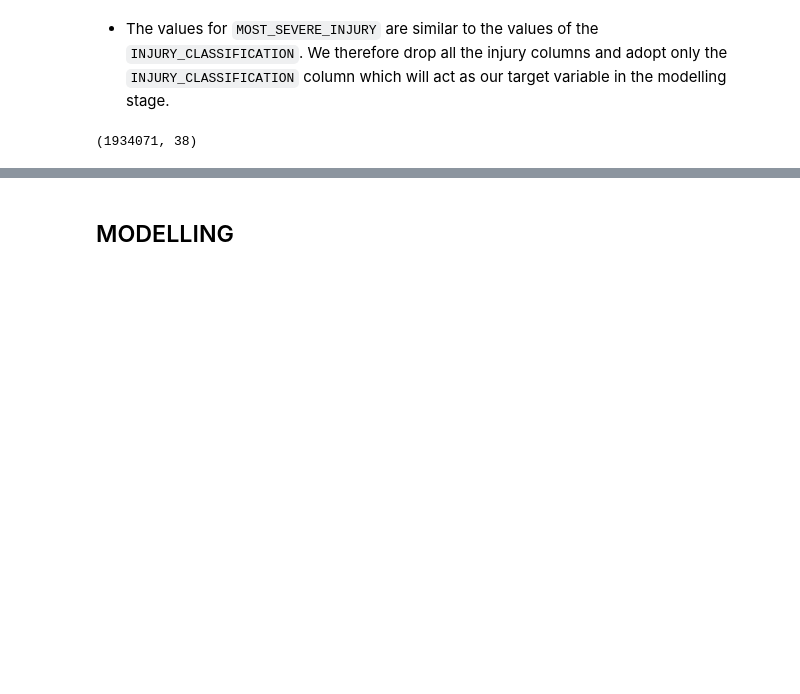
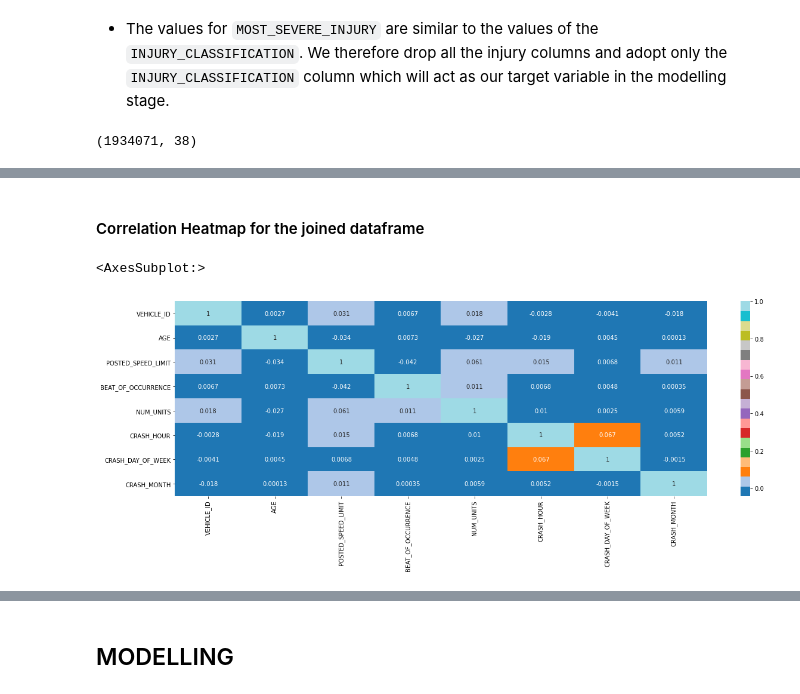
Before and after one commit to Cynthia-Njambi/City-of-Chicago-Traffic-Crashes-Project, a Jupyter notebook: groups/pamela.ipynb, the cells around one changed output, grey strips where cells are left out. Saved outputs shown, nothing was run; the diff lists cells and outputs as text; code cells hidden in the pictures; blank space fills up the shorter version.

Commit message:
Joined correlation heatmap

```diff
--- a/groups/pamela.ipynb
+++ b/groups/pamela.ipynb
@@ -493,0 +509,8 @@ joined_df.shape
+# %% [markdown]
+#### Correlation Heatmap for the joined dataframe
+# %%
+plt.figure(figsize=(20, 6))
+sns.heatmap(joined_df.corr(), cmap="tab20", annot=True)
+# %% [output]
+<AxesSubplot:>
+[figure, added]
```
Also changed, not shown: parts of 5 cells of this notebook.
